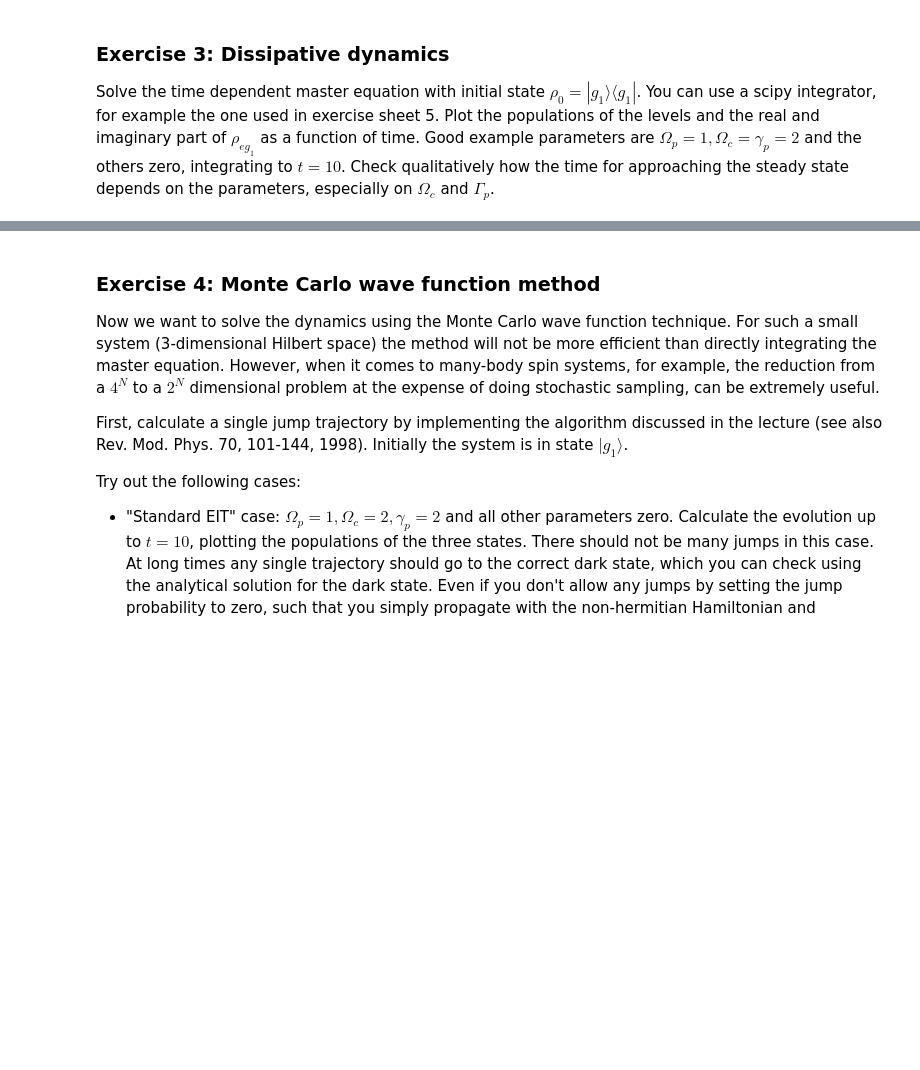
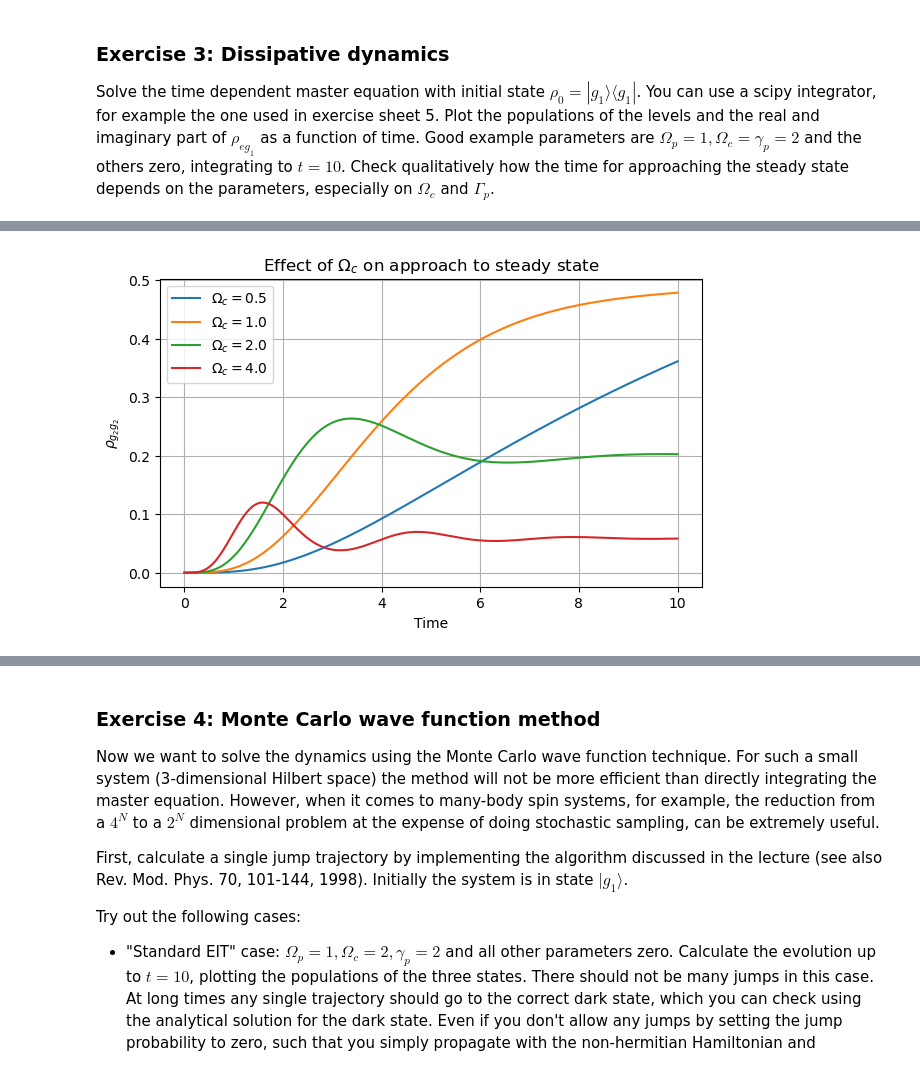
Before and after one commit to Abiyzelalem27/CQD_SS26, a Jupyter notebook: Solutions/exercise11_sol.ipynb, the cells around one changed output, grey strips where cells are left out. Saved outputs shown, nothing was run; the diff lists cells and outputs as text; code cells hidden in the pictures; blank space fills up the shorter version.

```diff
--- a/Solutions/exercise11_sol.ipynb
+++ b/Solutions/exercise11_sol.ipynb
@@ -410,0 +492,22 @@ Solve the time dependent master equation with initial state $\rho_0 = |g_1\rangl
+# %%
+# Check how parameters affect approach to steady state Change Ωc
+Omega_c_values = [0.5, 1.0, 2.0, 4.0]
+
+#plotting
+plt.figure(figsize=(7, 4))
+for Omega_c in Omega_c_values:
+    H = cqd.utility.lambda_hamiltonian(Omega_p, Omega_c, Delta_p, Delta_c)
+    jumps = cqd.operators.lambda_jump_operators(gamma_p, gamma_c, gamma_g)
+    L = cqd.operators.build_liouvillian(H, jumps)
+    t_vals, rho_t = cqd.utility.evolve_master_equation(L,rho0,t_eval)
+    pop_g2 = rho_t[:, 1, 1].real
+    plt.plot(t_vals, pop_g2, label=fr"$\Omega_c={Omega_c}$")
+
+plt.xlabel("Time")
+plt.ylabel(r"$\rho_{g_2g_2}$")
+plt.title(r"Effect of $\Omega_c$ on approach to steady state")
+plt.legend()
+plt.grid(True)
+plt.show()
+# %% [output]
+[figure, added]
```
Also changed, not shown: parts of 22 cells of this notebook, 1 other file.
